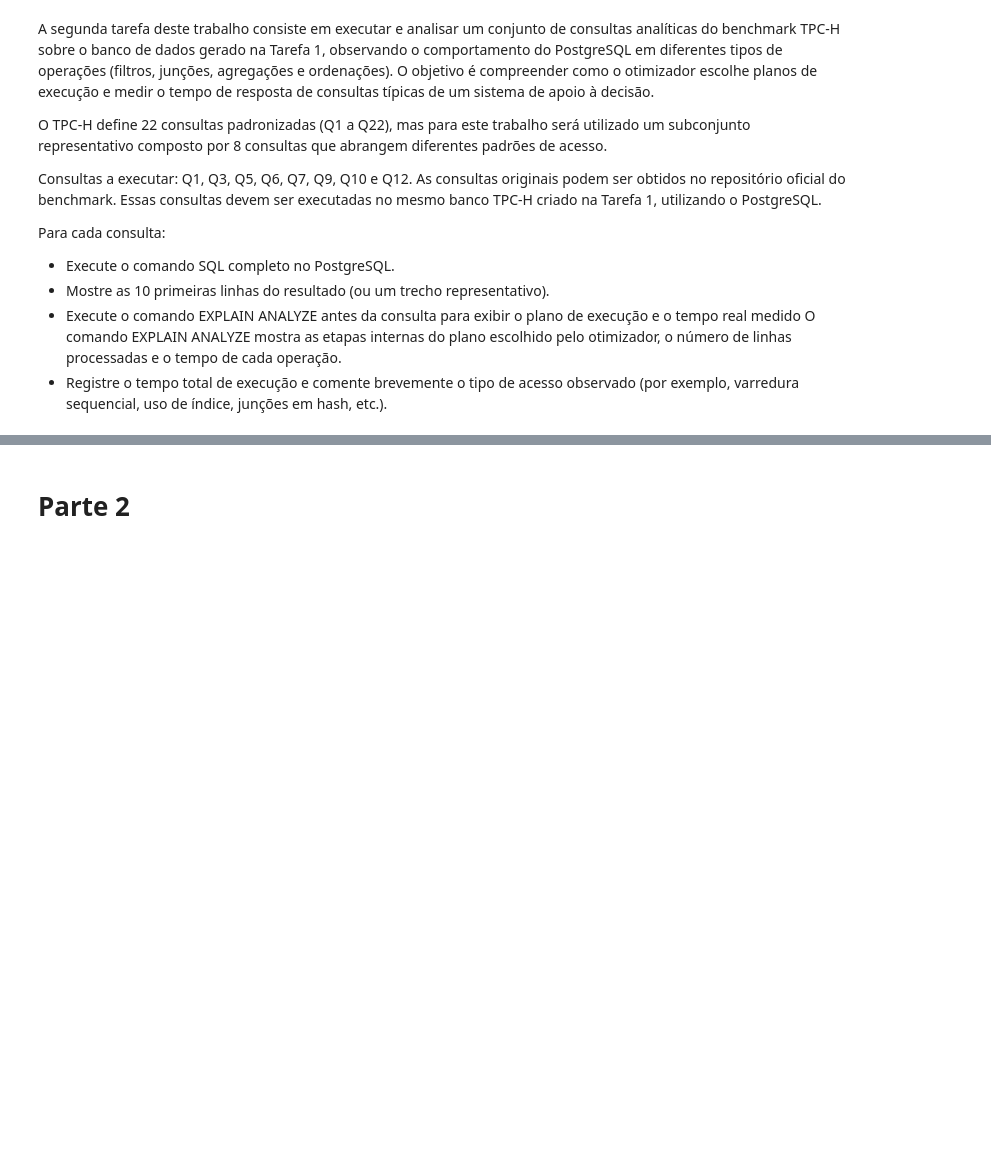
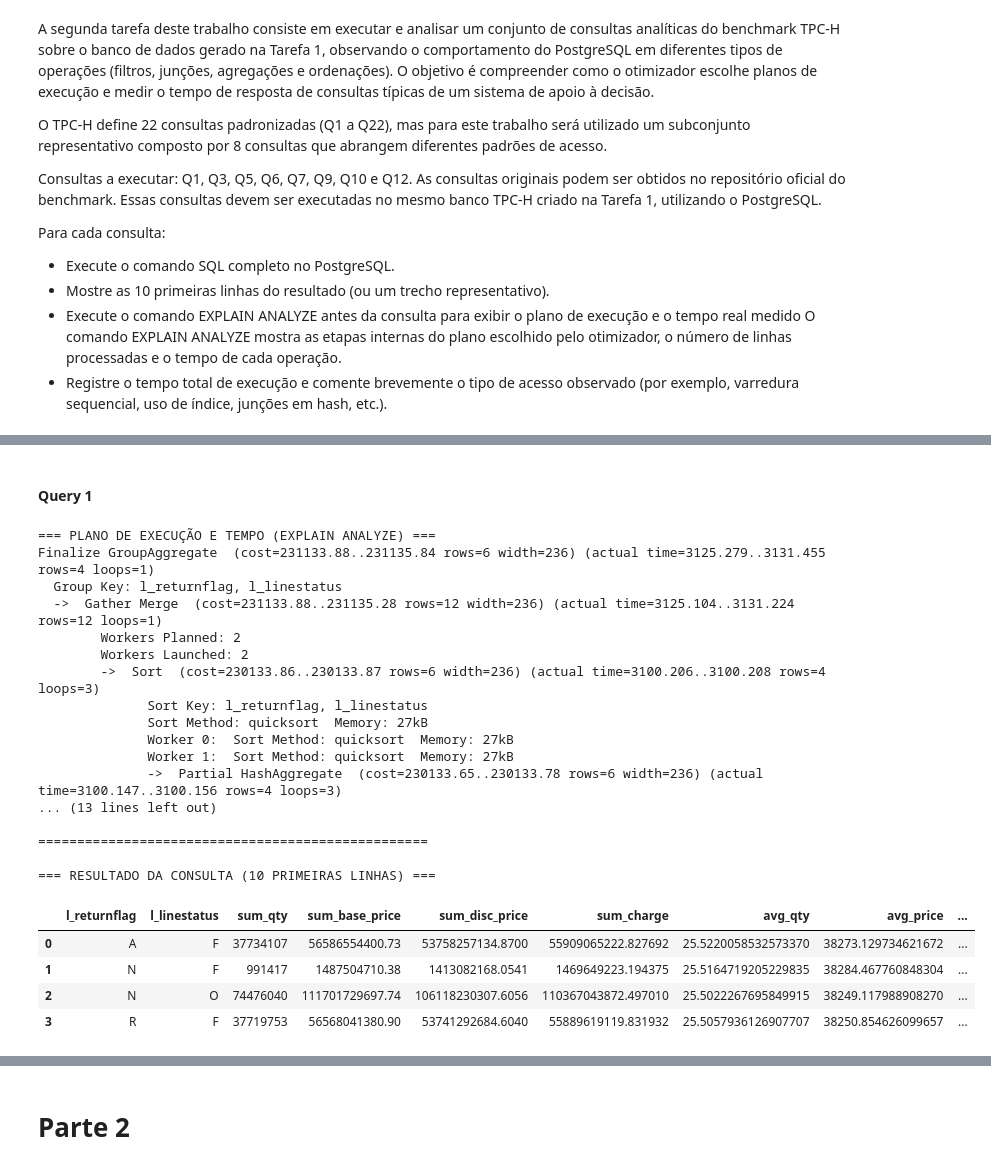
Before and after one commit to Aruthuro/BD_-_Trabalho_3_-_Tarefas_diversas, a Jupyter notebook: BD_Trabalho_3_Tarefas_diversas.ipynb, the cells around one changed output, grey strips where cells are left out. Drawn from its saved outputs; the diff is of its cells as text; code cells hidden in the pictures; blank space fills up the shorter version.

```diff
--- a/BD_Trabalho_3_Tarefas_diversas.ipynb
+++ b/BD_Trabalho_3_Tarefas_diversas.ipynb
@@ -682,0 +620,28 @@ Conectado com sucesso ao postgree!
+# %% [markdown]
+#### Query 1
+# %%
+df_q1 = consultas_tarefa_4(sql_q1)
+df_q1
+# %% [output]
+=== PLANO DE EXECUÇÃO E TEMPO (EXPLAIN ANALYZE) ===
+Finalize GroupAggregate  (cost=231133.88..231135.84 rows=6 width=236) (actual time=3125.279..3131.455 rows=4 loops=1)
+  Group Key: l_returnflag, l_linestatus
+  ->  Gather Merge  (cost=231133.88..231135.28 rows=12 width=236) (actual time=3125.104..3131.224 rows=12 loops=1)
+        Workers Planned: 2
+        Workers Launched: 2
+        ->  Sort  (cost=230133.86..230133.87 rows=6 width=236) (actual time=3100.206..3100.208 rows=4 loops=3)
+              Sort Key: l_returnflag, l_linestatus
+              Sort Method: quicksort  Memory: 27kB
+              Worker 0:  Sort Method: quicksort  Memory: 27kB
+              Worker 1:  Sort Method: quicksort  Memory: 27kB
+              ->  Partial HashAggregate  (cost=230133.65..230133.78 rows=6 width=236) (actual time=3100.147..3100.156 rows=4 loops=3)
+... (13 lines left out)
+
+==================================================
+
+=== RESULTADO DA CONSULTA (10 PRIMEIRAS LINHAS) ===
+|  | l_returnflag | l_linestatus | sum_qty | sum_base_price | sum_disc_price | sum_charge | avg_qty | avg_price | ... |
+| 0 | A | F | 37734107 | 56586554400.73 | 53758257134.8700 | 55909065222.827692 | 25.5220058532573370 | 38273.129734621672 | ... |
+| 1 | N | F | 991417 | 1487504710.38 | 1413082168.0541 | 1469649223.194375 | 25.5164719205229835 | 38284.467760848304 | ... |
+| 2 | N | O | 74476040 | 111701729697.74 | 106118230307.6056 | 110367043872.497010 | 25.5022267695849915 | 38249.117988908270 | ... |
+| 3 | R | F | 37719753 | 56568041380.90 | 53741292684.6040 | 55889619119.831932 | 25.5057936126907707 | 38250.854626099657 | ... |
```
Also changed, not shown: parts of 70 cells of this notebook.
